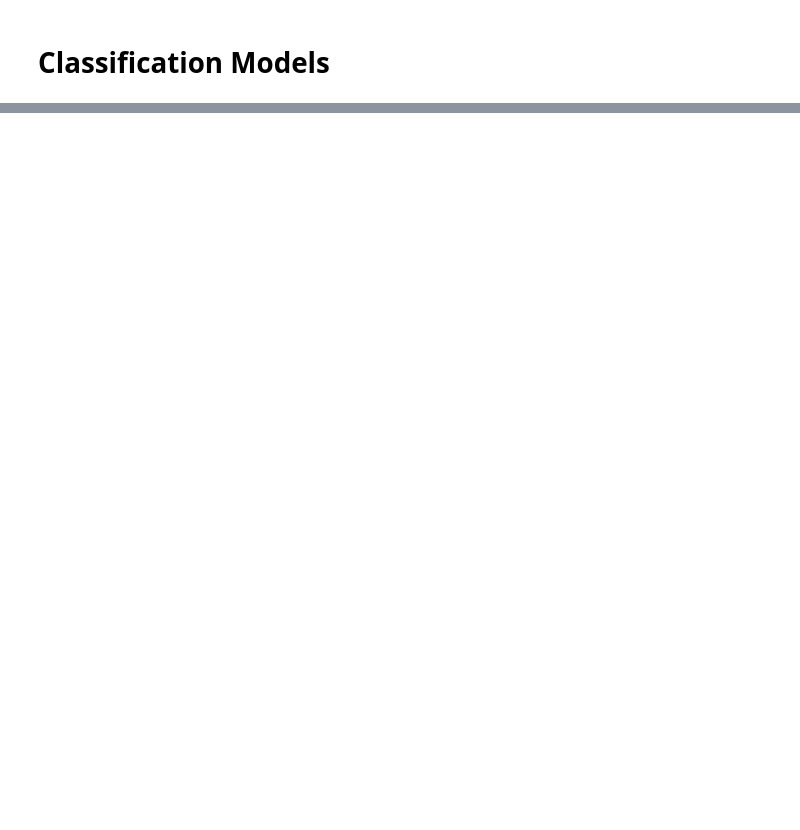
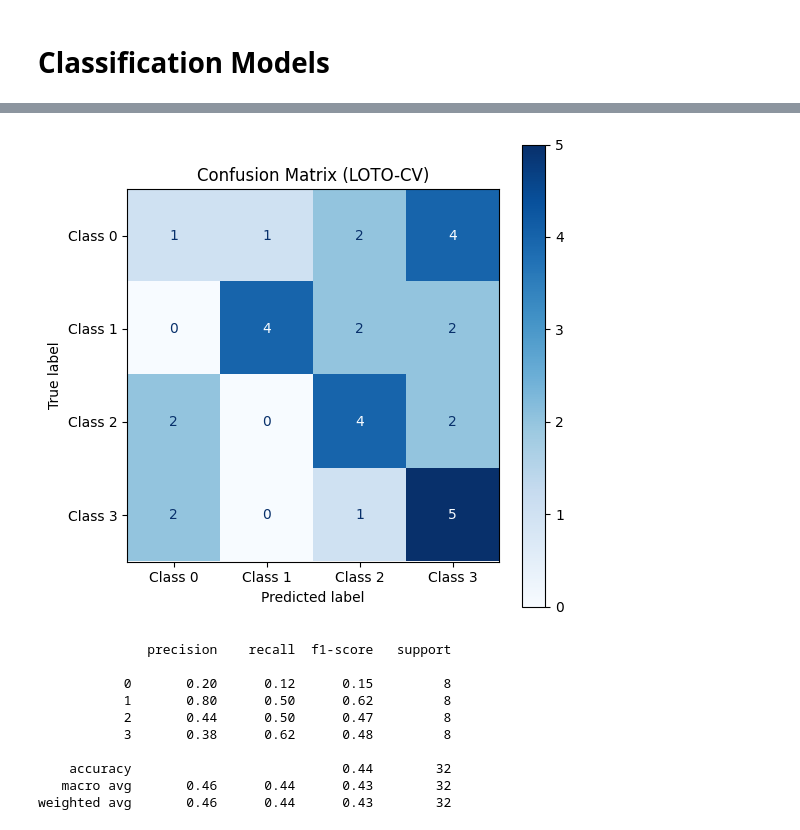
Before and after one commit to Jagoda222/DL_assignment2, a Jupyter notebook: DL_MEG_A2.ipynb, the cells around one changed output, grey strips where cells are left out. Saved outputs shown, nothing was run; the diff lists cells and outputs as text; code cells hidden in the pictures; blank space fills up the shorter version.

```diff
--- a/DL_MEG_A2.ipynb
+++ b/DL_MEG_A2.ipynb
@@ -579,0 +454,2 @@ class MultiviewAttention:
+# %%
+y_true, y_pred, history, val_accuracies, val_losses = train_kfold(X, y, cnn_lstm)
@@ -579,0 +553,2 @@ class MultiviewAttention:
+# %%
+y_true, y_pred, history, val_accuracies, val_losses = train_LOOCV(X, y, baseline)
@@ -579,0 +573,15 @@ class MultiviewAttention:
+# %%
+plot_confusion_matrix(y_true, y_pred, class_names)
+print(classification_report(y_true, y_pred))
+# %% [output]
+[figure, added]
+              precision    recall  f1-score   support
+
+           0       0.20      0.12      0.15         8
+           1       0.80      0.50      0.62         8
+           2       0.44      0.50      0.47         8
+           3       0.38      0.62      0.48         8
+
+    accuracy                           0.44        32
+   macro avg       0.46      0.44      0.43        32
+weighted avg       0.46      0.44      0.43        32
```
Also changed, not shown: parts of 39 cells of this notebook.
